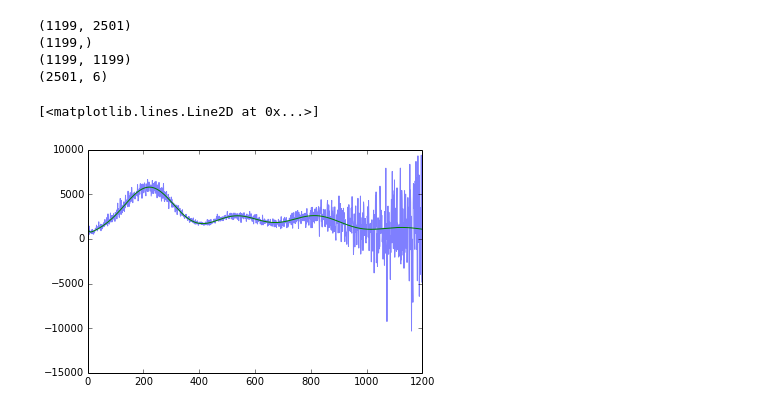
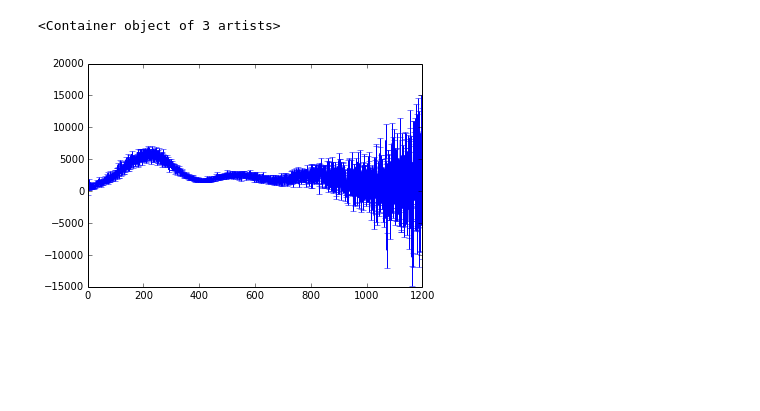
Before and after one commit to bfollinprm/cmbfittest, a Jupyter notebook: wmap_spt.ipynb, the cells around one changed output. Saved outputs shown, nothing was run; the diff lists cells and outputs as text; code cells hidden in the pictures; blank space fills up the shorter version.

```diff
--- a/wmap_spt.ipynb
+++ b/wmap_spt.ipynb
@@ -35,21 +47,11 @@ spt.get_window_functions()
 # %%
 ### WMAP
-wmap = fit.data.data('wmap', ellmax = 2500)
+wmap = fit.data.data('wmap', ellmax = 5000)
 wmap.get_covariance()
 wmap.get_bandpowers()
 wmap.get_window_functions()
+errorbar(wmap.lslice, wmap.observation, yerr = sqrt(diag(wmap.covariance)))
+# %% [output]
+<Container object of 3 artists>
+[figure, added]
-# %%
-print wmap.windows.shape
-print wmap.observation.shape
-print wmap.covariance.shape
-print lcdm.dcldphi.shape
-plot(wmap.lslice, wmap.observation, alpha = 0.5)
-plot(cloud.best_fit[:1200])
-# %% [output]
-(1199, 2501)
-(1199,)
-(1199, 1199)
-(2501, 6)
-[<matplotlib.lines.Line2D at 0x...>]
-[figure, removed]
 # %%
```
Also changed, not shown: parts of 58 cells of this notebook, 6 other files.
